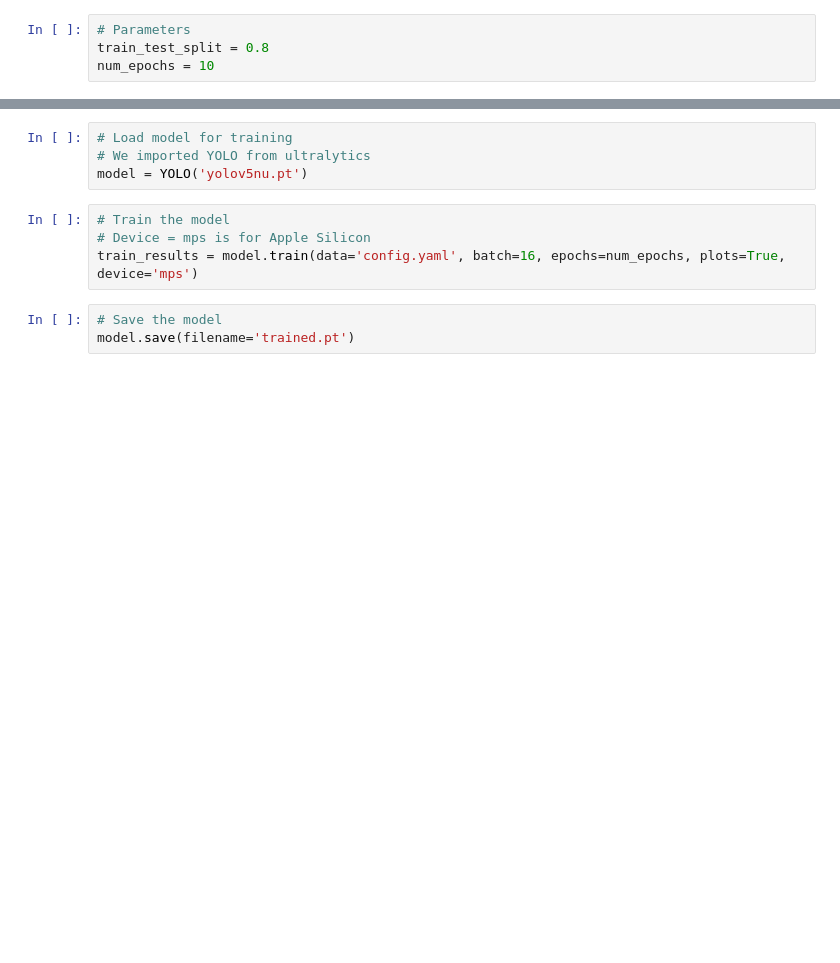
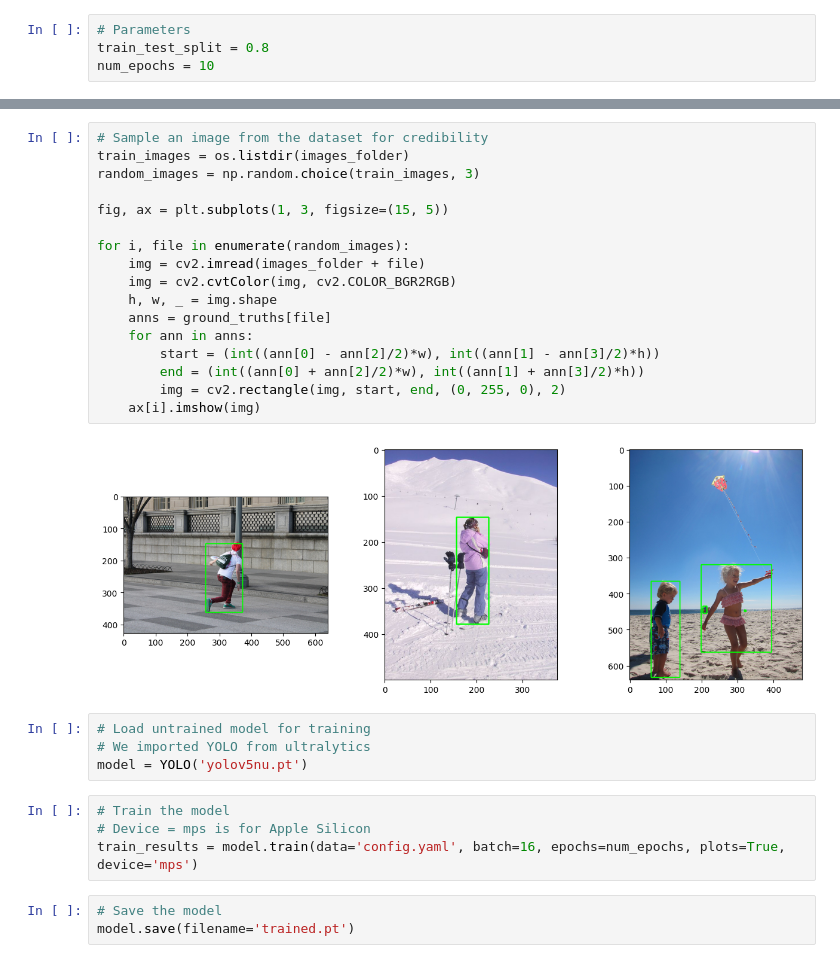
Before and after one commit to Sudhansh6/YOLO-Object-Detection, a Jupyter notebook: main.ipynb, the cells around one changed output, grey strips where cells are left out. Drawn from its saved outputs; the diff is of its cells as text; blank space fills up the shorter version.

Commit message:
Added some visualization

```diff
--- a/main.ipynb
+++ b/main.ipynb
@@ -145,8 +137,27 @@ for image in data['images']:
 	f.close()
 	shutil.copy(images_folder + image['file_name'], f'{output_dir}{split}/images/{filename}.jpg')
 	count += 1
+# %%
+# Sample an image from the dataset for credibility
+train_images = os.listdir(images_folder)
+random_images = np.random.choice(train_images, 3)
+
+fig, ax = plt.subplots(1, 3, figsize=(15, 5))
+
+for i, file in enumerate(random_images):
+    img = cv2.imread(images_folder + file)
+    img = cv2.cvtColor(img, cv2.COLOR_BGR2RGB)
+    h, w, _ = img.shape
+    anns = ground_truths[file]
+    for ann in anns:
+        start = (int((ann[0] - ann[2]/2)*w), int((ann[1] - ann[3]/2)*h))
+        end = (int((ann[0] + ann[2]/2)*w), int((ann[1] + ann[3]/2)*h))
+        img = cv2.rectangle(img, start, end, (0, 255, 0), 2)
+    ax[i].imshow(img)
+# %% [output]
+[figure, added]
 # %%
-# Load model for training
+# Load untrained model for training
 # We imported YOLO from ultralytics
 model = YOLO('yolov5nu.pt')
 # %%
```
Also changed, not shown: parts of 12 cells of this notebook.
